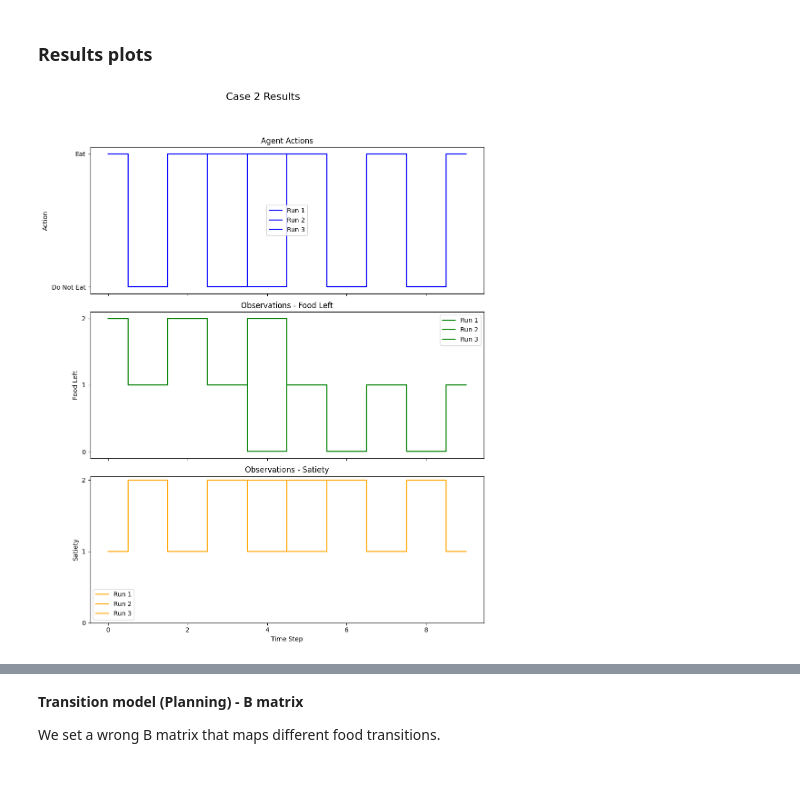
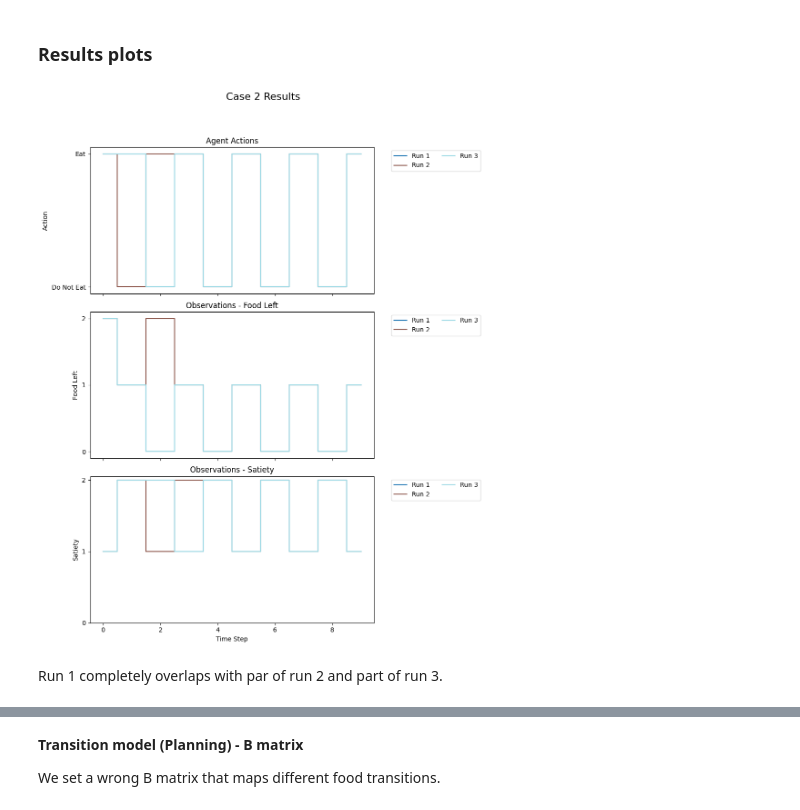
Before and after one commit to mahault/Multi-agent-sustainability, a Jupyter notebook: Sust_AIF.ipynb, the cells around one changed output, grey strips where cells are left out. Drawn from its saved outputs; the diff is of its cells as text; code cells hidden in the pictures; blank space fills up the shorter version.

```diff
--- a/Sust_AIF.ipynb
+++ b/Sust_AIF.ipynb
@@ -1936,6 +1937,11 @@ The agent is planning with respect to the future (policy lenght is 3 ts) and it
 # %% [markdown]
 ### Results plots
 # %%
+from matplotlib.cm import get_cmap
+
+# Define a colormap
+cmap = get_cmap('tab20', num_runs)  # 'tab20' provides 20 different colors
+
 # Plot the results
 time_steps = range(T)
 
@@ -1943,40 +1949,42 @@ fig, axs = plt.subplots(3, 1, figsize=(10, 12), sharex=True)
 
 # Plotting actions for each run
 for run in range(num_runs):
-    axs[0].step(time_steps, actions_list[run], where='mid', label=f'Run {run + 1}', color = 'blue')
+    axs[0].step(time_steps, actions_list[run], where='mid', label=f'Run {run + 1}', color=cmap(run))
 axs[0].set_ylabel("Action")
 axs[0].set_title("Agent Actions")
 axs[0].set_yticks([0, 1])
 axs[0].set_yticklabels(["Do Not Eat", "Eat"])
-axs[0].legend()
+axs[0].legend(ncol=2, bbox_to_anchor=(1.05, 1), loc='upper left')
 
 # Plotting observations - food left for each run
 for run in range(num_runs):
     obs_food = [obs[0][0] for obs in observations_list[run]]  # Extracting food left
-    axs[1].step(time_steps, obs_food, where='mid', label=f'Run {run + 1}', color='green')
+    axs[1].step(time_steps, obs_food, where='mid', label=f'Run {run + 1}', color=cmap(run))
 axs[1].set_ylabel("Food Left")
 axs[1].set_title("Observations - Food Left")
 axs[1].set_yticks([0, 1, 2])
-axs[1].legend()
+axs[1].legend(ncol=2, bbox_to_anchor=(1.05, 1), loc='upper left')
 
 # Plotting observations - satiety for each run
 for run in range(num_runs):
     obs_satiety = [obs[1][0] for obs in observations_list[run]]  # Extracting satiety level
-    axs[2].step(time_steps, obs_satiety, where='mid', label=f'Run {run + 1}', color='orange')
+    axs[2].step(time_steps, obs_satiety, where='mid', label=f'Run {run + 1}', color=cmap(run))
 axs[2].set_ylabel("Satiety")
 axs[2].set_title("Observations - Satiety")
 axs[2].set_yticks([0, 1, 2])
-axs[2].legend()
+axs[2].legend(ncol=2, bbox_to_anchor=(1.05, 1), loc='upper left')
 
 plt.xlabel("Time Step")
 plt.tight_layout()
 
 fig.suptitle("Case 2 Results", fontsize=16, y=1.02)
 plt.subplots_adjust(top=0.92)
 
 plt.show()
 # %% [output]
-[figure, old version]
+[figure, new version]
+# %% [markdown]
+Run 1 completely overlaps with par of run 2 and part of run 3.
 # %%
 # Plot the aggregated results
 # Number of runs
```
Also changed, not shown: parts of 35 cells of this notebook.
